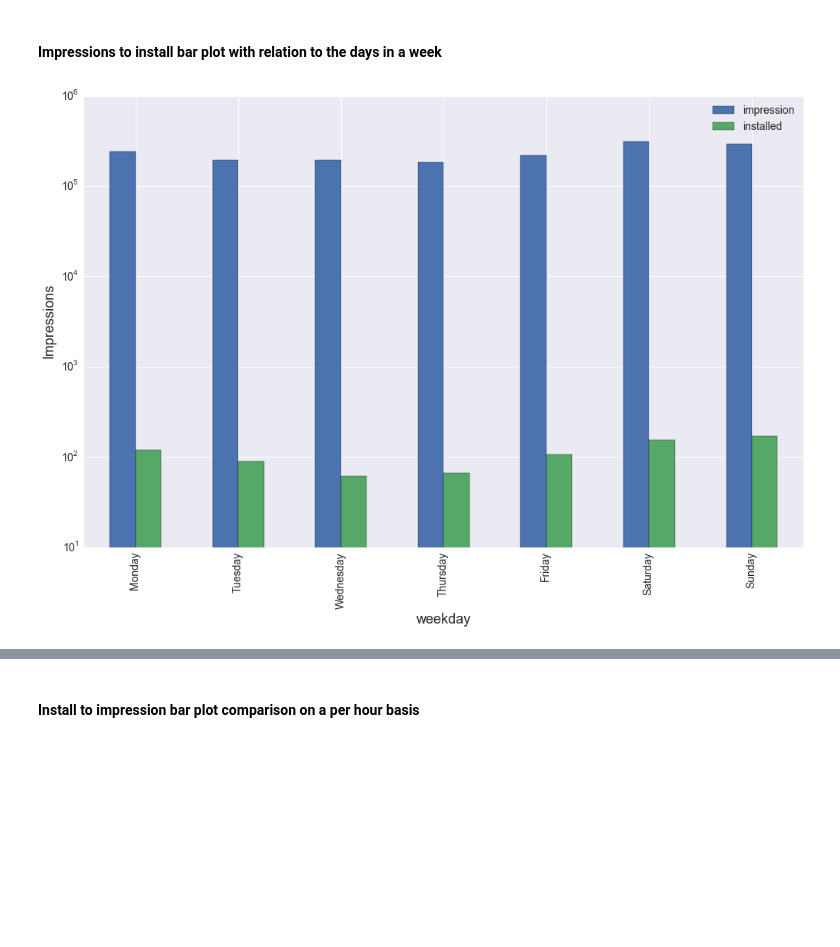
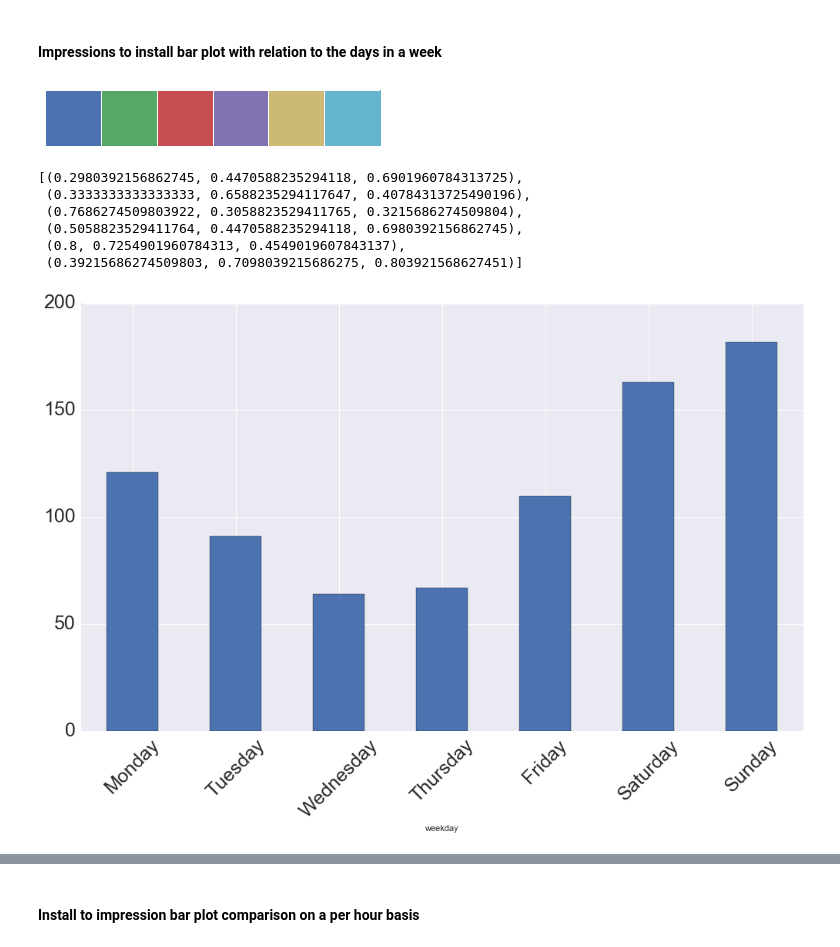
Before and after one commit to kkwanyang/app_lift, a Jupyter notebook: Feature_Exploration.ipynb, the cells around one changed output, grey strips where cells are left out. Cells and saved outputs as stored; diff of their text form; code cells hidden in the pictures; blank space fills up the shorter version.

```diff
--- a/Feature_Exploration.ipynb
+++ b/Feature_Exploration.ipynb
@@ -38,15 +37,28 @@ df_filter = df[['weekday', 'hours', 'app_type', 'os', 'country', 'impression', '
 grouped_w=df.groupby('weekday')['impression','installed'].sum()
 # %%
 days=['Monday', 'Tuesday', 'Wednesday','Thursday','Friday', 'Saturday', 'Sunday']
+# %%
+current_palette = sns.color_palette()
+sns.palplot(current_palette)
+# %% [output]
+[figure, added]
+# %%
+current_palette
+# %% [output]
+[(0.2980392156862745, 0.4470588235294118, 0.6901960784313725),
+ (0.3333333333333333, 0.6588235294117647, 0.40784313725490196),
+ (0.7686274509803922, 0.3058823529411765, 0.3215686274509804),
+ (0.5058823529411764, 0.4470588235294118, 0.6980392156862745),
+ (0.8, 0.7254901960784313, 0.4549019607843137),
+ (0.39215686274509803, 0.7098039215686275, 0.803921568627451)]
+# %%
+deep = [(0.2980392156862745, 0.4470588235294118, 0.6901960784313725), (0.3333333333333333, 0.6588235294117647, 0.40784313725490196)]
 # %%
-day_plot = grouped_w.plot(kind='bar', logy= True)
-plt.xticks(grouped_w.index-1, days, rotation='vertical', fontsize = 14);
-plt.yticks(fontsize = 14);
-plt.ylabel('Installs', fontsize = 18);
-plt.xlabel('weekday', fontsize = 18);
-day_plot.set_ylabel('Impressions');
-plt.legend(fontsize = 14, loc = 0);
+day_plot = df.groupby('weekday')['installed'].sum().plot(kind='bar', color = deep[0])
+plt.xticks(grouped_w.index-1, days, rotation=45, fontsize = 25);
+plt.yticks(fontsize = 25);
+plt.legend(fontsize = 0, loc = 2);
 plt.tight_layout()
 plt.savefig('Impressions_Installs_Daily.png', dpi=dpii)
 # %% [output]
-[figure, old version]
+[figure, new version]
```
Also changed, not shown: parts of 20 cells of this notebook, 9 other files.
